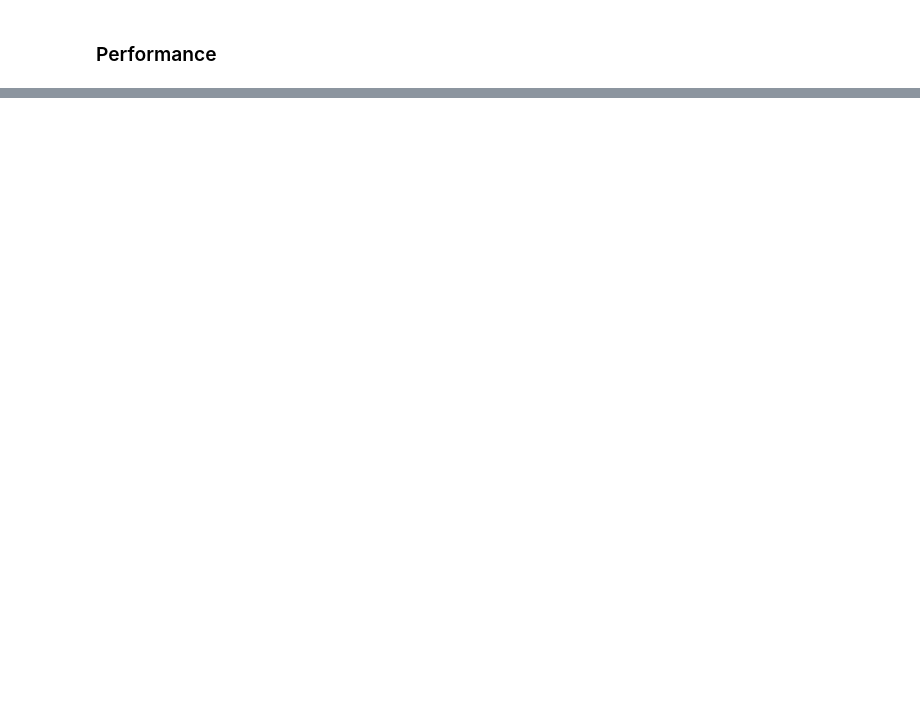
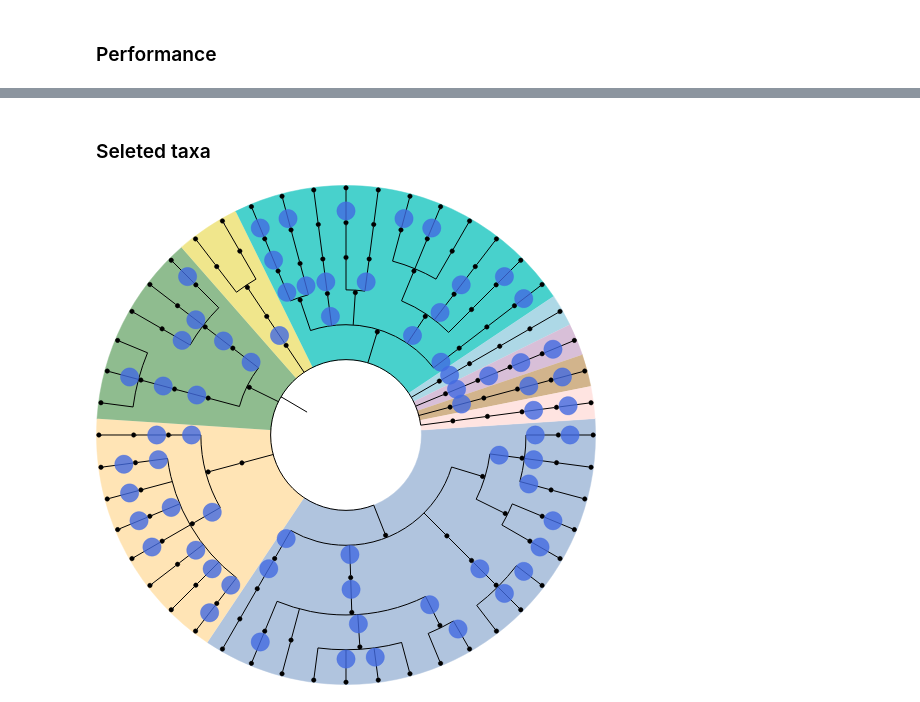
Before and after one commit to Young-won/deepbiome, a Jupyter notebook: examples/analysis-simulation.ipynb, the cells around one changed output, grey strips where cells are left out. Saved outputs shown, nothing was run; the diff lists cells and outputs as text; code cells hidden in the pictures; blank space fills up the shorter version.

Commit message:
add function for the tree figure

```diff
--- a/examples/analysis-simulation.ipynb
+++ b/examples/analysis-simulation.ipynb
@@ -330,0 +333,11 @@ for i in range(summary.shape[0]):
+# %%
+phylumn_color = ['lightsteelblue',
+                 'moccasin',
+                 'darkseagreen',
+                 'khaki',
+                 'mediumturquoise',
+                 'lightblue',
+                 'thistle',
+                 'tan',
+                 'mistyrose',
+                ]
@@ -330,0 +354,15 @@ for i in range(summary.shape[0]):
+# %% [markdown]
+### Seleted taxa
+# %%
+trained_weight = trained_weight_list[:4]
+for i in range(4):
+    trained_weight[i] = (trained_weight[i] > 1e-2).astype(np.float)
+
+deepbiome_draw_phylogenetic_tree(log, network_info, path_info, num_classes,
+                                 file_name='%%inline', img_w=500, branch_vertical_margin=20, arc_start=0, arc_span=360,
+                                 node_name_on=False, name_fsize=50,
+                                 tree_weight_on=True, tree_weight=trained_weight,
+                                 weight_opacity=0.8, weight_max_radios=20,
+                                 background_color_on=True, phylumn_color=phylumn_color)
+# %% [output]
+[figure, added]
```
Also changed, not shown: parts of 18 cells of this notebook, 3 other files.
